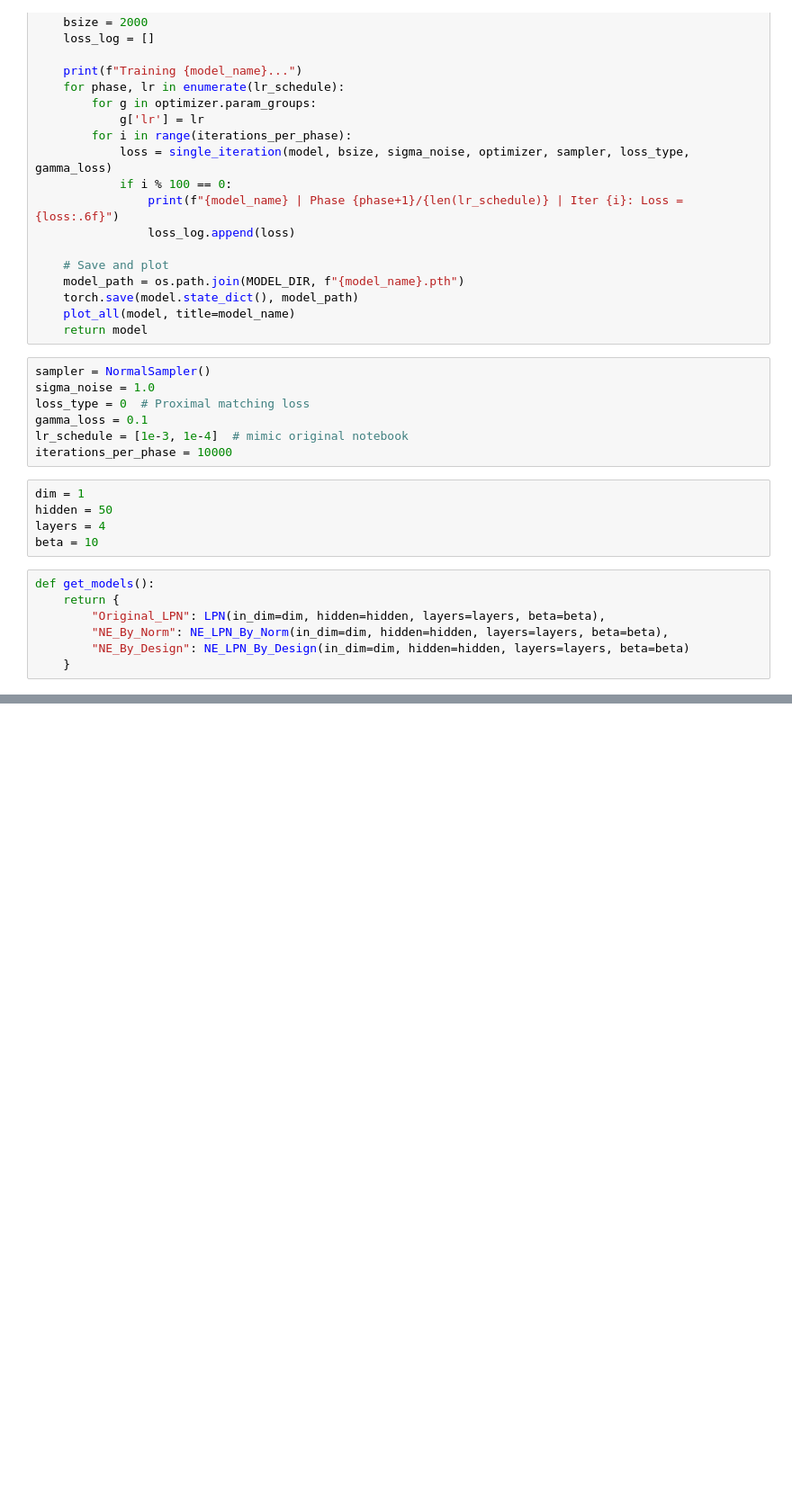
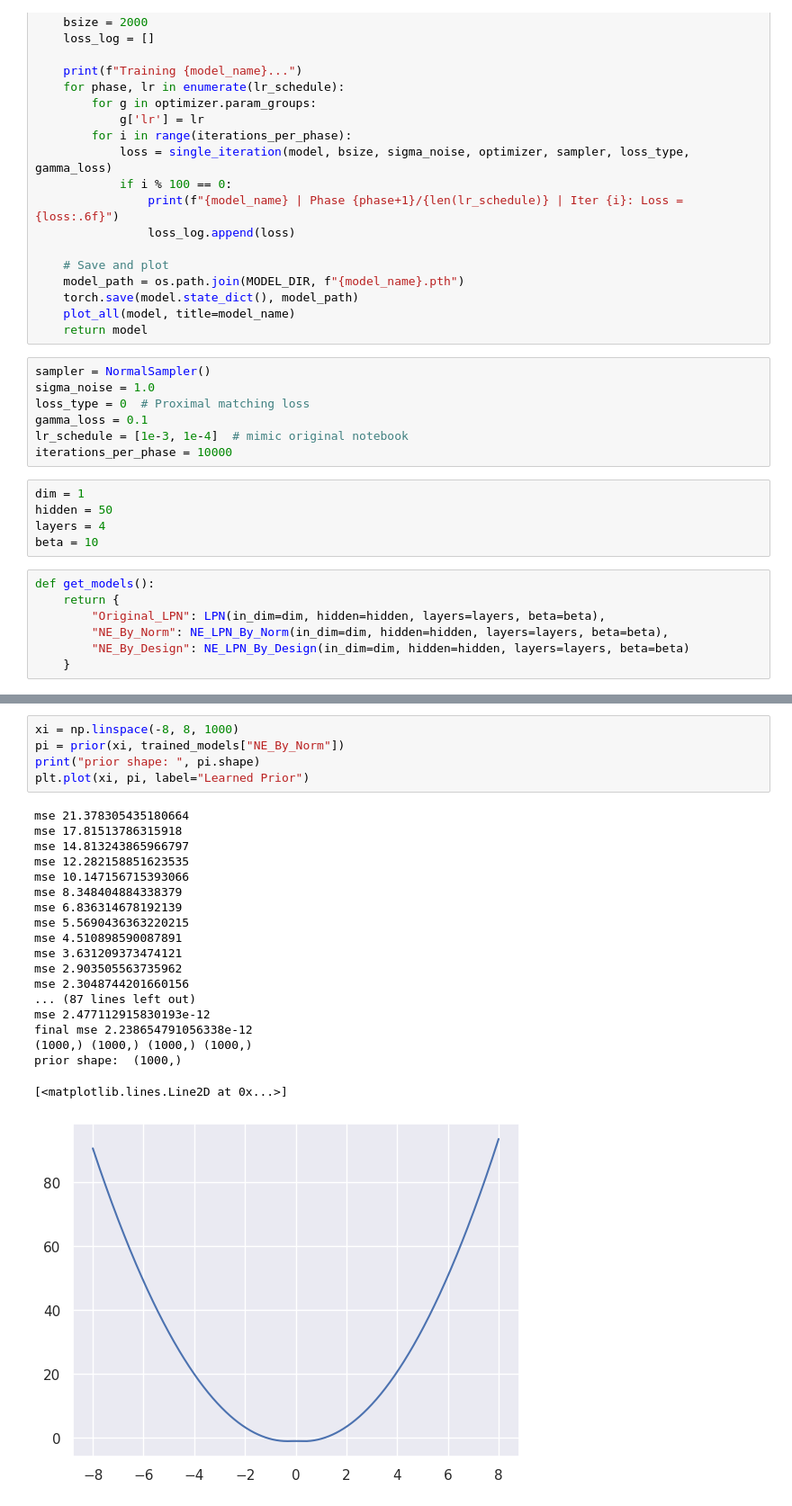
Before and after one commit to OriSavir/learned-proximal-networks, a Jupyter notebook: exps/normal/normal_train_lpns.ipynb, the cells around one changed output, grey strips where cells are left out. Shown at 90% size. Cells and saved outputs as stored; diff of their text form; blank space fills up the shorter version.

```diff
--- a/exps/normal/normal_train_lpns.ipynb
+++ b/exps/normal/normal_train_lpns.ipynb
@@ -244,0 +246,25 @@ All models trained and plotted.
+# %%
+xi = np.linspace(-8, 8, 1000)
+pi = prior(xi, trained_models["NE_By_Norm"])
+print("prior shape: ", pi.shape)
+plt.plot(xi, pi, label="Learned Prior")
+# %% [output]
+mse 21.378305435180664
+mse 17.81513786315918
+mse 14.813243865966797
+mse 12.282158851623535
+mse 10.147156715393066
+mse 8.348404884338379
+mse 6.836314678192139
+mse 5.5690436363220215
+mse 4.510898590087891
+mse 3.631209373474121
+mse 2.903505563735962
+mse 2.3048744201660156
+... (87 lines left out)
+mse 2.477112915830193e-12
+final mse 2.238654791056338e-12
+(1000,) (1000,) (1000,) (1000,)
+prior shape:  (1000,)
+[<matplotlib.lines.Line2D at 0x...>]
+[figure, added]
```
Also changed, not shown: parts of 4 cells of this notebook, 3 other files.
